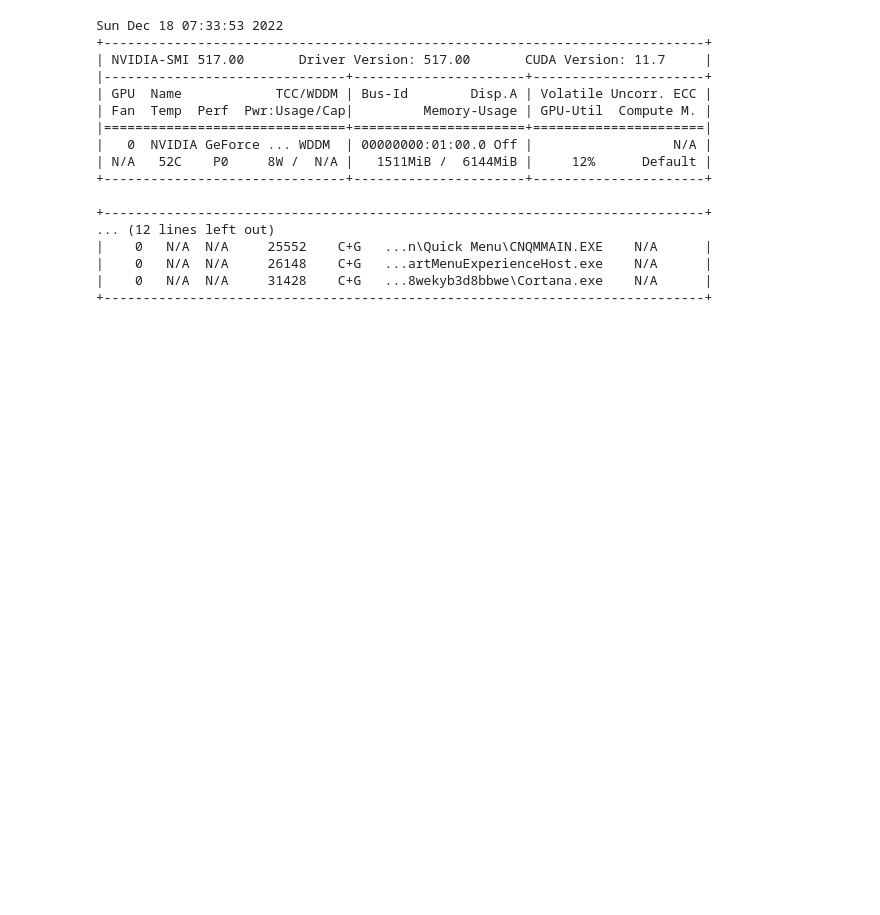
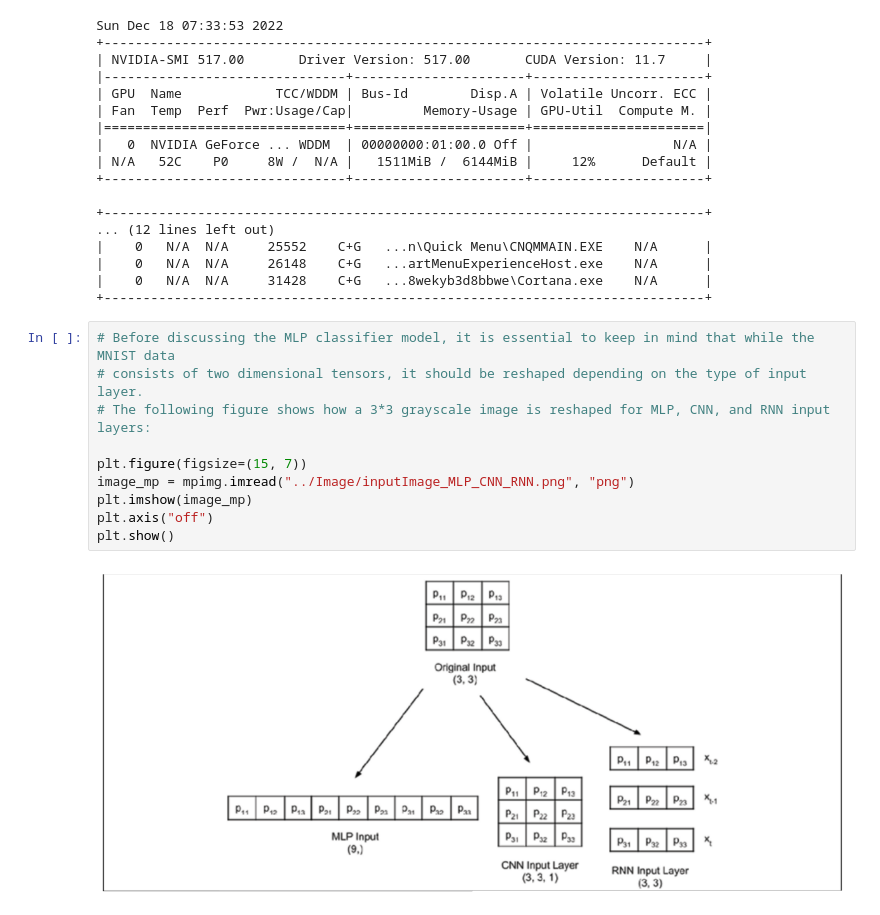
Before and after one commit to rubinkim/AdvancedDeepLearning, a Jupyter notebook: 1_3_MLP/mnist-sampler-131.ipynb, the cells around one changed output. Drawn from its saved outputs; the diff is of its cells as text; blank space fills up the shorter version.

Commit message:
Input reshaping depending on the type of input layer

```diff
--- a/1_3_MLP/mnist-sampler-131.ipynb
+++ b/1_3_MLP/mnist-sampler-131.ipynb
@@ -102,3 +103,15 @@ Sun Dec 18 07:33:53 2022
 |    0   N/A  N/A     26148    C+G   ...artMenuExperienceHost.exe    N/A      |
 |    0   N/A  N/A     31428    C+G   ...8wekyb3d8bbwe\Cortana.exe    N/A      |
 +-----------------------------------------------------------------------------+
+# %%
+# Before discussing the MLP classifier model, it is essential to keep in mind that while the MNIST data
+# consists of two dimensional tensors, it should be reshaped depending on the type of input layer.
+# The following figure shows how a 3*3 grayscale image is reshaped for MLP, CNN, and RNN input layers:
+
+plt.figure(figsize=(15, 7))
+image_mp = mpimg.imread("../Image/inputImage_MLP_CNN_RNN.png", "png")
+plt.imshow(image_mp)
+plt.axis("off")
+plt.show()
+# %% [output]
+[figure, added]
```
Also changed, not shown: parts of 6 cells of this notebook, 2 other files.
